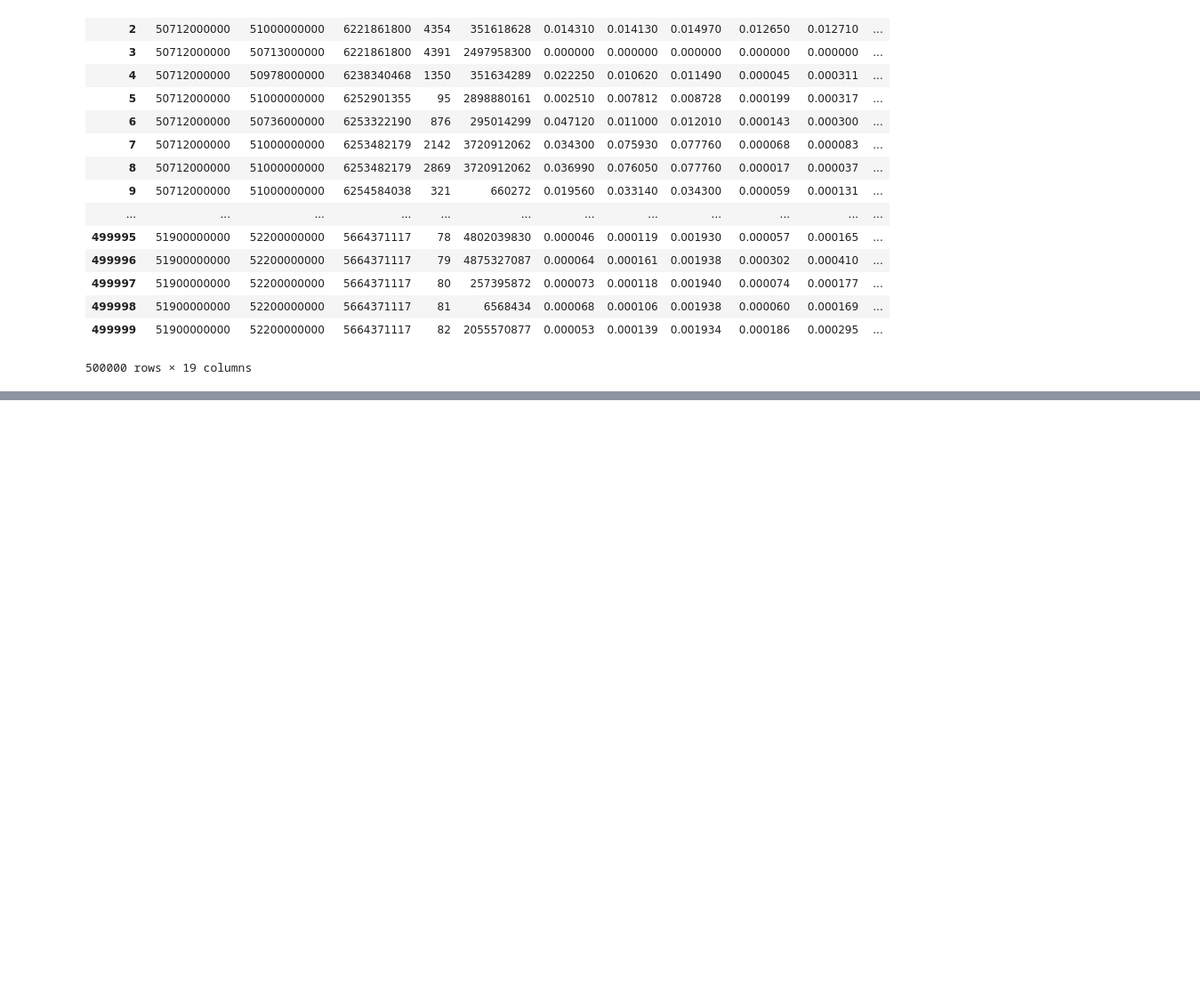
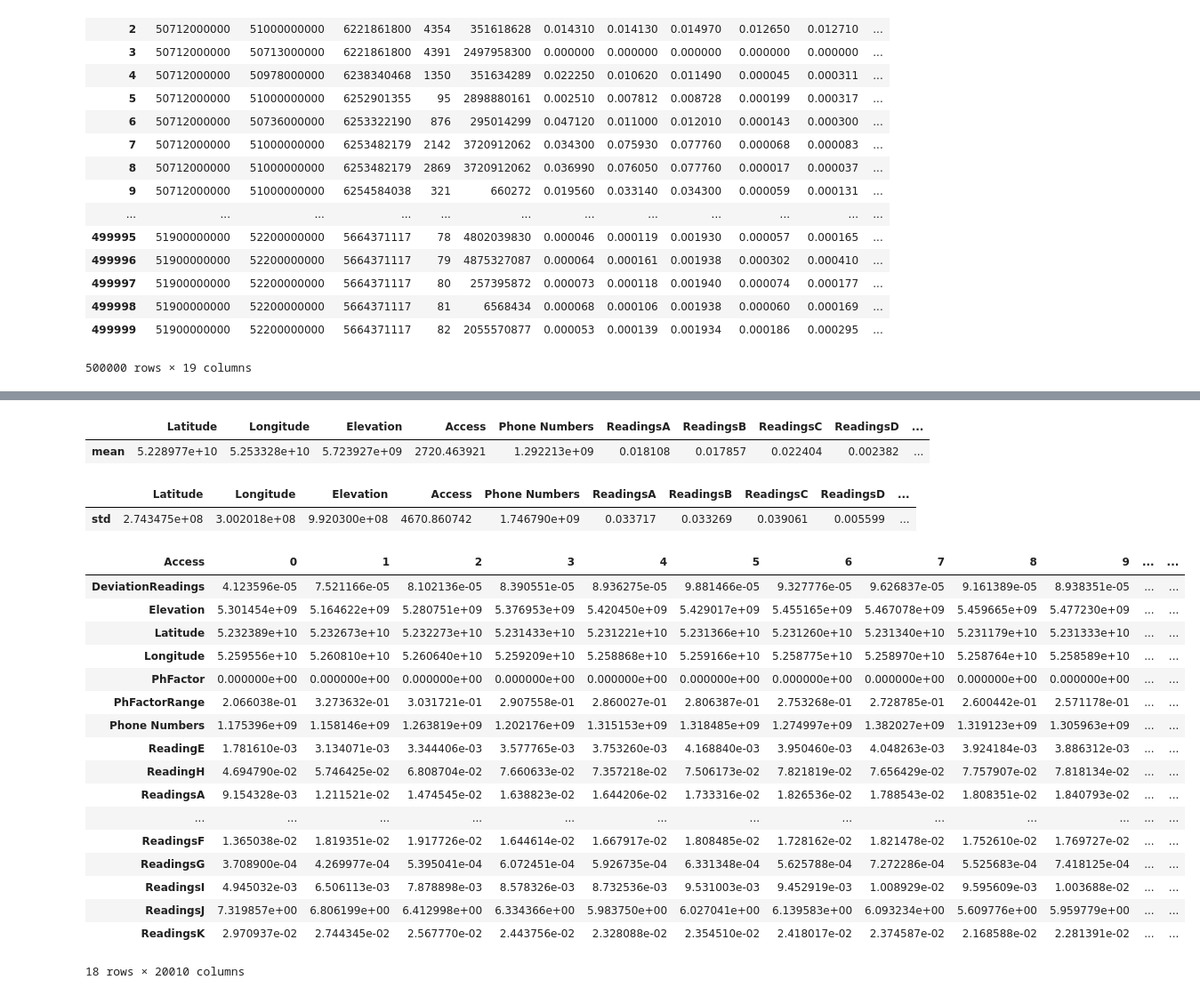
Before and after one commit to zwala/Assignments_PythonClass, a Jupyter notebook: Assignment.ipynb, the cells around one changed output, grey strips where cells are left out. Shown: that part at 89% size. Drawn from its saved outputs; the diff is of its cells as text; code cells hidden in the pictures; blank space fills up the shorter version.

```diff
--- a/Assignment.ipynb
+++ b/Assignment.ipynb
@@ -25,0 +105,2 @@ sheet1
+# %%
+sheet2=pd.read_excel('part-00010-of-00500_2.xlsx')
@@ -25,0 +136,8 @@ sheet1
+# %%
+sheet2=sheet2.rename(columns={51900000000:'Latitude', 52200000000:'Longitude',  5664371117:'Elevation',
+                              83:'Access',     7254543:'Phone Numbers',5.436e-05:'ReadingsA',
+                              0.0001345:'ReadingsB',    0.001938:'ReadingsC',
+                              5.627e-05:'ReadingsD',    0.000165:'ReadingE',
+                                0.0001383:'ReadingsF',   5.722e-06:'ReadingsG', 0:'DeviationReadings',
+                              0.007347:'ReadingH',   0.0002861:'ReadingsI',8.339:'ReadingsJ',
+                              0.03476:'ReadingsK',       '0.1':'PhFactor',       '0.2':'PhFactorRange'})
@@ -25,0 +203,34 @@ sheet1
+# %%
+#Means
+desc_df.iloc[[1,]]
+# %% [output]
+|  | Latitude | Longitude | Elevation | Access | Phone Numbers | ReadingsA | ReadingsB | ReadingsC | ReadingsD | ... |
+| mean | 5.228977e+10 | 5.253328e+10 | 5.723927e+09 | 2720.463921 | 1.292213e+09 | 0.018108 | 0.017857 | 0.022404 | 0.002382 | ... |
+# %%
+#St deviation
+desc_df.iloc[[2,]]
+# %% [output]
+|  | Latitude | Longitude | Elevation | Access | Phone Numbers | ReadingsA | ReadingsB | ReadingsC | ReadingsD | ... |
+| std | 2.743475e+08 | 3.002018e+08 | 9.920300e+08 | 4670.860742 | 1.746790e+09 | 0.033717 | 0.033269 | 0.039061 | 0.005599 | ... |
+# %%
+#Create a Pivot table
+sheet2.pivot_table(columns='Access')
+# %% [output]
+| Access | 0 | 1 | 2 | 3 | 4 | 5 | 6 | 7 | 8 | 9 | ... | ... |
+| DeviationReadings | 4.123596e-05 | 7.521166e-05 | 8.102136e-05 | 8.390551e-05 | 8.936275e-05 | 9.881466e-05 | 9.327776e-05 | 9.626837e-05 | 9.161389e-05 | 8.938351e-05 | ... | ... |
+| Elevation | 5.301454e+09 | 5.164622e+09 | 5.280751e+09 | 5.376953e+09 | 5.420450e+09 | 5.429017e+09 | 5.455165e+09 | 5.467078e+09 | 5.459665e+09 | 5.477230e+09 | ... | ... |
+| Latitude | 5.232389e+10 | 5.232673e+10 | 5.232273e+10 | 5.231433e+10 | 5.231221e+10 | 5.231366e+10 | 5.231260e+10 | 5.231340e+10 | 5.231179e+10 | 5.231333e+10 | ... | ... |
+| Longitude | 5.259556e+10 | 5.260810e+10 | 5.260640e+10 | 5.259209e+10 | 5.258868e+10 | 5.259166e+10 | 5.258775e+10 | 5.258970e+10 | 5.258764e+10 | 5.258589e+10 | ... | ... |
+| PhFactor | 0.000000e+00 | 0.000000e+00 | 0.000000e+00 | 0.000000e+00 | 0.000000e+00 | 0.000000e+00 | 0.000000e+00 | 0.000000e+00 | 0.000000e+00 | 0.000000e+00 | ... | ... |
+| PhFactorRange | 2.066038e-01 | 3.273632e-01 | 3.031721e-01 | 2.907558e-01 | 2.860027e-01 | 2.806387e-01 | 2.753268e-01 | 2.728785e-01 | 2.600442e-01 | 2.571178e-01 | ... | ... |
+| Phone Numbers | 1.175396e+09 | 1.158146e+09 | 1.263819e+09 | 1.202176e+09 | 1.315153e+09 | 1.318485e+09 | 1.274997e+09 | 1.382027e+09 | 1.319123e+09 | 1.305963e+09 | ... | ... |
+| ReadingE | 1.781610e-03 | 3.134071e-03 | 3.344406e-03 | 3.577765e-03 | 3.753260e-03 | 4.168840e-03 | 3.950460e-03 | 4.048263e-03 | 3.924184e-03 | 3.886312e-03 | ... | ... |
+| ReadingH | 4.694790e-02 | 5.746425e-02 | 6.808704e-02 | 7.660633e-02 | 7.357218e-02 | 7.506173e-02 | 7.821819e-02 | 7.656429e-02 | 7.757907e-02 | 7.818134e-02 | ... | ... |
+| ReadingsA | 9.154328e-03 | 1.211521e-02 | 1.474545e-02 | 1.638823e-02 | 1.644206e-02 | 1.733316e-02 | 1.826536e-02 | 1.788543e-02 | 1.808351e-02 | 1.840793e-02 | ... | ... |
+| ... | ... | ... | ... | ... | ... | ... | ... | ... | ... | ... | ... | ... |
+| ReadingsF | 1.365038e-02 | 1.819351e-02 | 1.917726e-02 | 1.644614e-02 | 1.667917e-02 | 1.808485e-02 | 1.728162e-02 | 1.821478e-02 | 1.752610e-02 | 1.769727e-02 | ... | ... |
+| ReadingsG | 3.708900e-04 | 4.269977e-04 | 5.395041e-04 | 6.072451e-04 | 5.926735e-04 | 6.331348e-04 | 5.625788e-04 | 7.272286e-04 | 5.525683e-04 | 7.418125e-04 | ... | ... |
+| ReadingsI | 4.945032e-03 | 6.506113e-03 | 7.878898e-03 | 8.578326e-03 | 8.732536e-03 | 9.531003e-03 | 9.452919e-03 | 1.008929e-02 | 9.595609e-03 | 1.003688e-02 | ... | ... |
+| ReadingsJ | 7.319857e+00 | 6.806199e+00 | 6.412998e+00 | 6.334366e+00 | 5.983750e+00 | 6.027041e+00 | 6.139583e+00 | 6.093234e+00 | 5.609776e+00 | 5.959779e+00 | ... | ... |
+| ReadingsK | 2.970937e-02 | 2.744345e-02 | 2.567770e-02 | 2.443756e-02 | 2.328088e-02 | 2.354510e-02 | 2.418017e-02 | 2.374587e-02 | 2.168588e-02 | 2.281391e-02 | ... | ... |
+18 rows × 20010 columns
```
Also changed, not shown: parts of 21 cells of this notebook.
